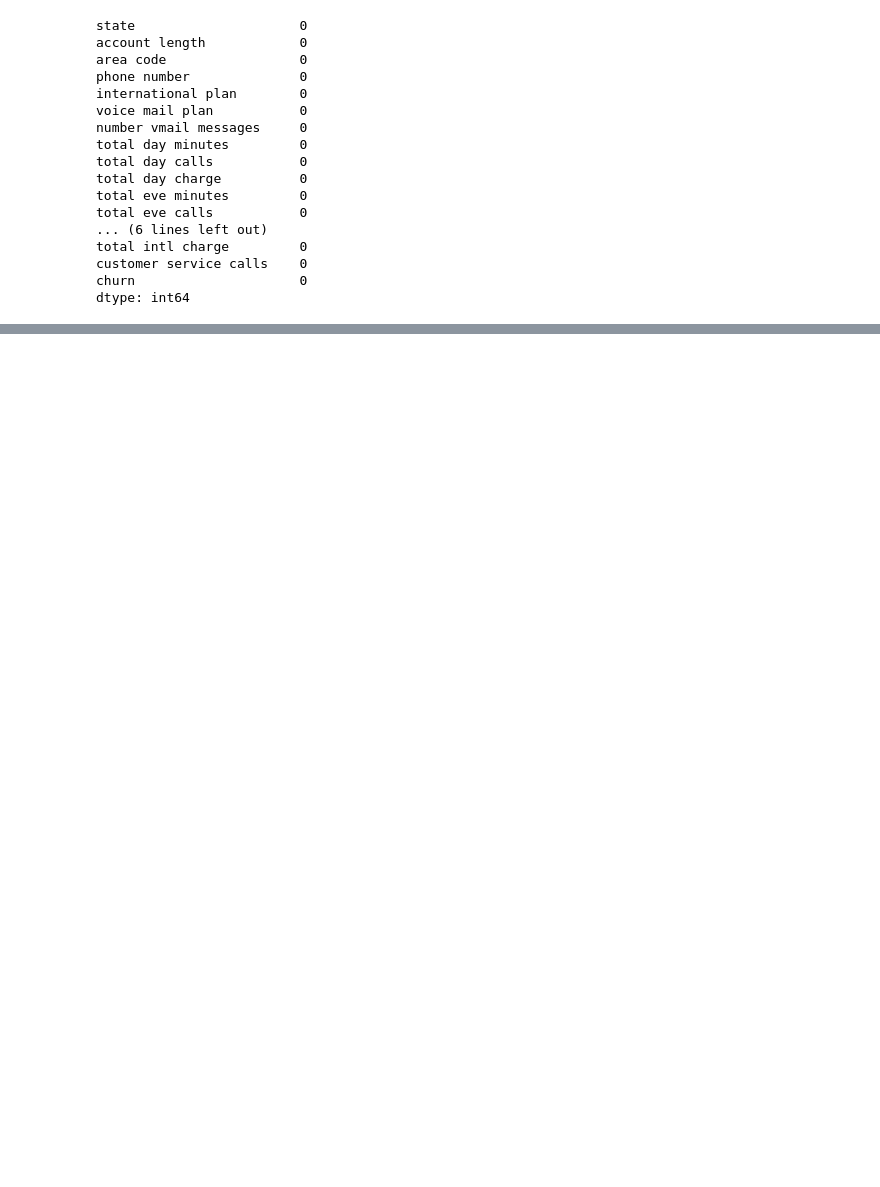
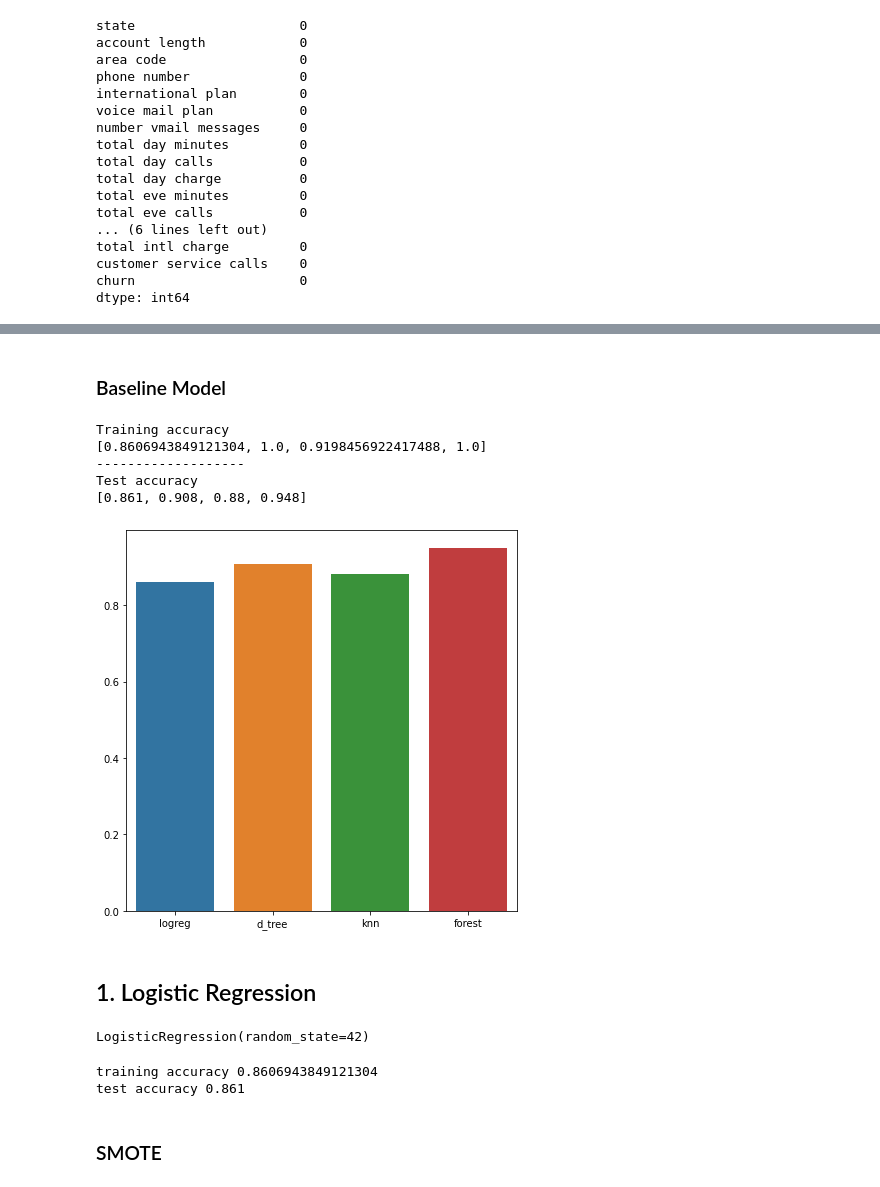
Before and after one commit to IvyNjoroge/PHASE-3-PROJECT, a Jupyter notebook: Syriatel.ipynb, the cells around one changed output, grey strips where cells are left out. Saved outputs shown, nothing was run; the diff lists cells and outputs as text; code cells hidden in the pictures; blank space fills up the shorter version.

Commit message:
Regression models

```diff
--- a/Syriatel.ipynb
+++ b/Syriatel.ipynb
@@ -168,0 +281,2 @@ plt.show()
+# %%
+y_train = y_train.astype(float)
@@ -168,0 +295,15 @@ plt.show()
+# %%
+# Instantiate Standard Scaler
+ss = StandardScaler()
+
+# fit and transform train data
+X_train_scaled = ss.fit_transform(X_train)
+
+# Transform test data
+X_test_scaled = ss.transform(X_test)
+
+# Convert back scaled data into dataframes
+X_train_scaled = pd.DataFrame(X_train_scaled, columns = X_train.columns, index = X_train.index)
+X_test_scaled = pd.DataFrame(X_test_scaled, columns = X_test.columns, index = X_test.index)
+# %% [markdown]
+### Baseline Model
@@ -168,0 +317,56 @@ plt.show()
+# %%
+logreg = LogisticRegression(random_state = 42)
+d_tree = DecisionTreeClassifier(random_state = 42)
+knn = KNeighborsClassifier()
+forest = RandomForestClassifier(random_state = 42)
+# %%
+# Create a function for classification
+train_accuracy = []
+test_accuracy = []
+model_list = [logreg, d_tree, knn, forest]
+for i in model_list:
+    i = i.fit(X_train_scaled, y_train)
+    ytrain_pred = i.predict(X_train_scaled)
+    ytest_pred = i.predict(X_test_scaled)
+    train_accuracy.append(accuracy_score(ytrain_pred, y_train))
+    test_accuracy.append(accuracy_score(ytest_pred, y_test))
+# %%
+print('Training accuracy')
+print(train_accuracy)
+print('-------------------')
+print('Test accuracy')
+print(test_accuracy)
+# %% [output]
+Training accuracy
+[0.8606943849121304, 1.0, 0.9198456922417488, 1.0]
+-------------------
+Test accuracy
+[0.861, 0.908, 0.88, 0.948]
+# %%
+#visualizing the test accuracy results
+model_names = ["logreg","d_tree","knn", 'forest']
+plt.figure(figsize = (7, 7))
+sns.barplot(x = model_names, y = test_accuracy)
+plt.show()
+# %% [output]
+[figure, added]
+# %% [markdown]
+## 1. Logistic Regression
+# %%
+#Fitting the model
+logreg.fit(X_train_scaled, y_train)
+# %% [output]
+LogisticRegression(random_state=42)
+# %%
+# Get prediction
+ytrain_pred= logreg.predict(X_train_scaled)
+ytest_pred = logreg.predict(X_test_scaled)
+
+# Check the accuracy score
+print('training accuracy', accuracy_score(y_train, ytrain_pred))
+print('test accuracy', accuracy_score(y_test, ytest_pred))
+# %% [output]
+training accuracy 0.8606943849121304
+test accuracy 0.861
+# %% [markdown]
+### SMOTE
```
Also changed, not shown: parts of 64 cells of this notebook.
